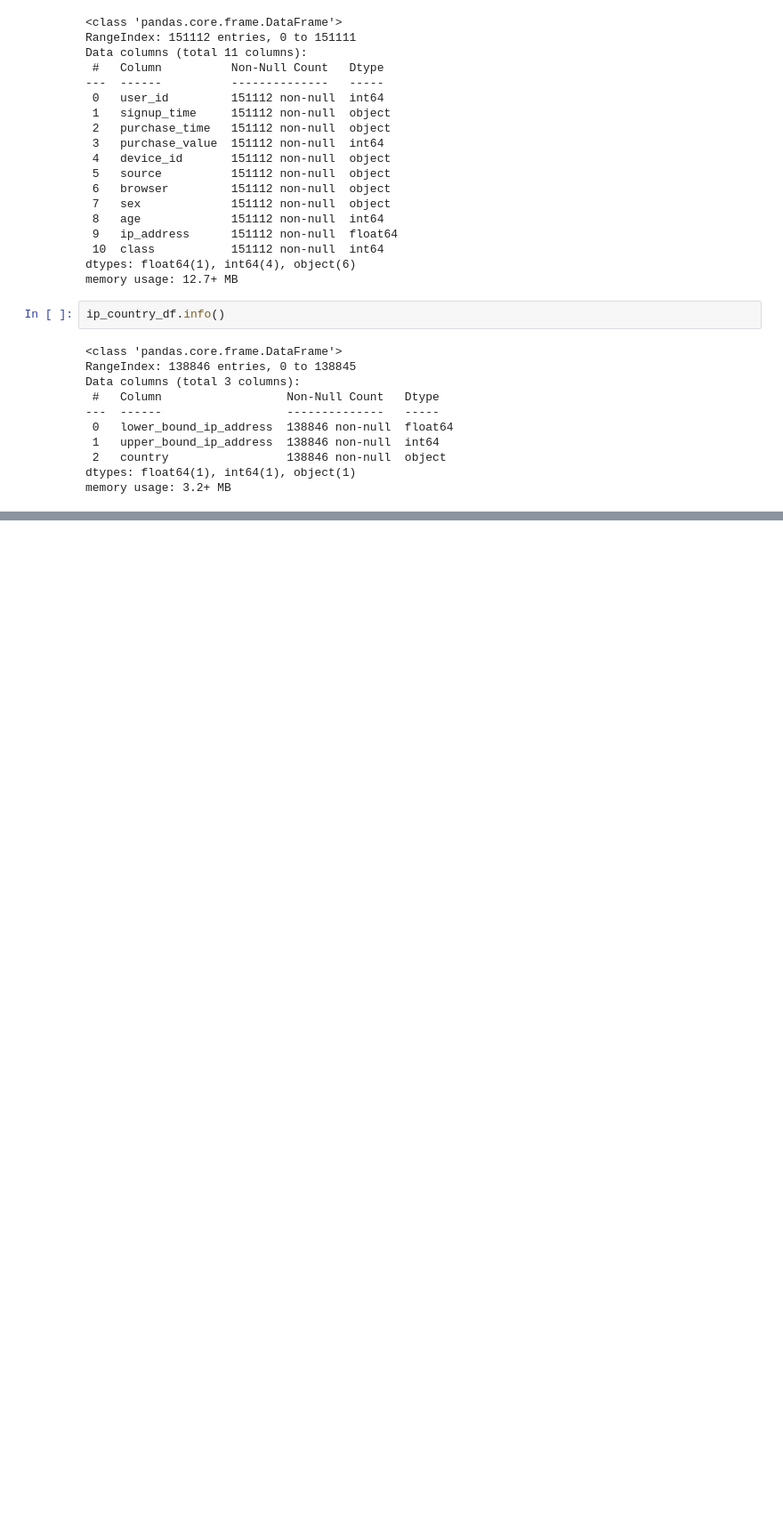
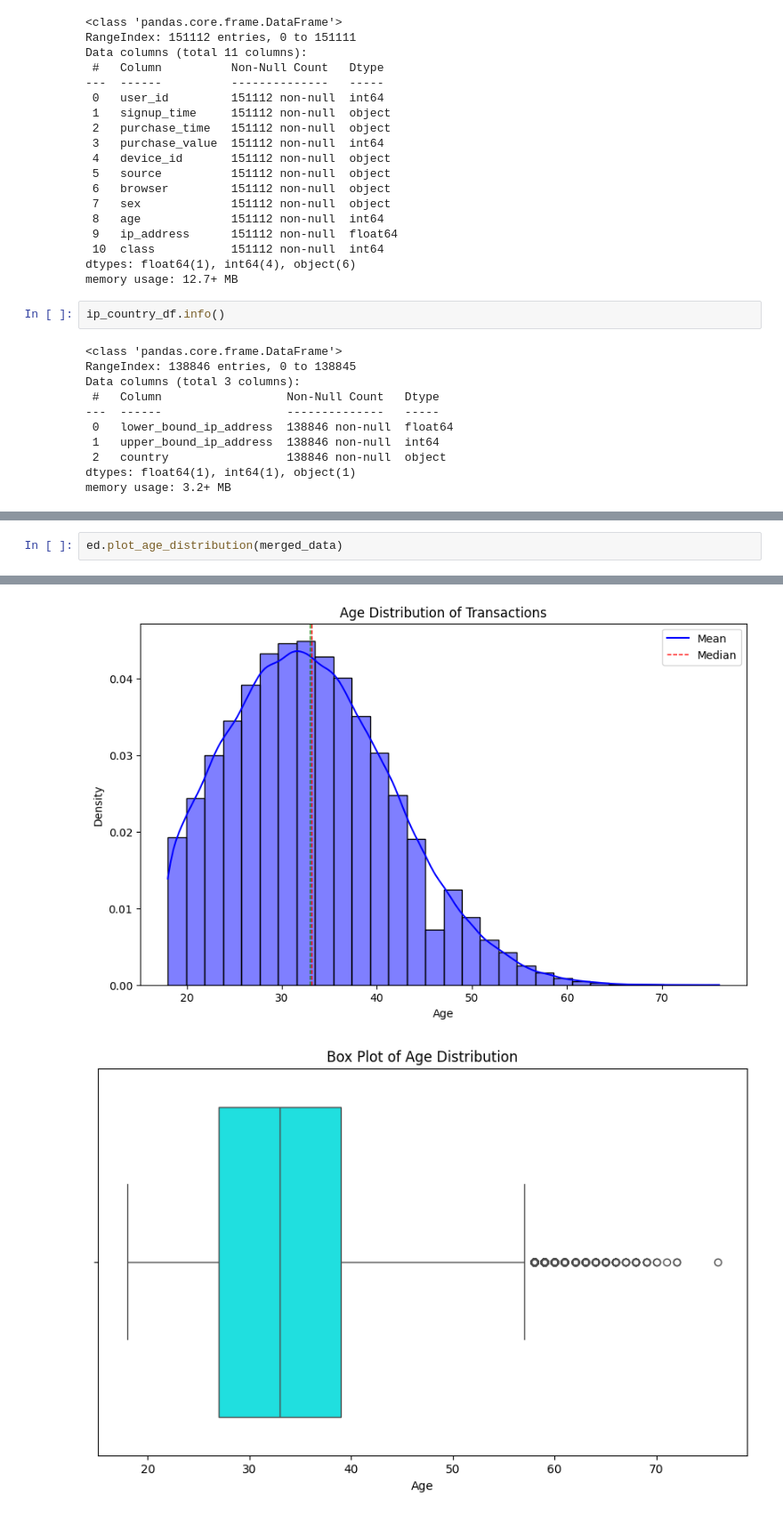
Before and after one commit to beza328/Fraud-Detection, a Jupyter notebook: Notebook/Eda.ipynb, the cells around one changed output, grey strips where cells are left out. Shown: that part at 89% size. Cells and saved outputs as stored; diff of their text form; blank space fills up the shorter version.

```diff
--- a/Notebook/Eda.ipynb
+++ b/Notebook/Eda.ipynb
@@ -207,0 +420,3 @@ MemoryError: Unable to allocate 156. GiB for an array with shape (20981296752,)
+# %%
+ed.plot_age_distribution(merged_data)
+# %% [output]
@@ -207,0 +424,2 @@ MemoryError: Unable to allocate 156. GiB for an array with shape (20981296752,)
+[figure, added]
+[figure, added]
```
Also changed, not shown: parts of 29 cells of this notebook, 3 other files.
